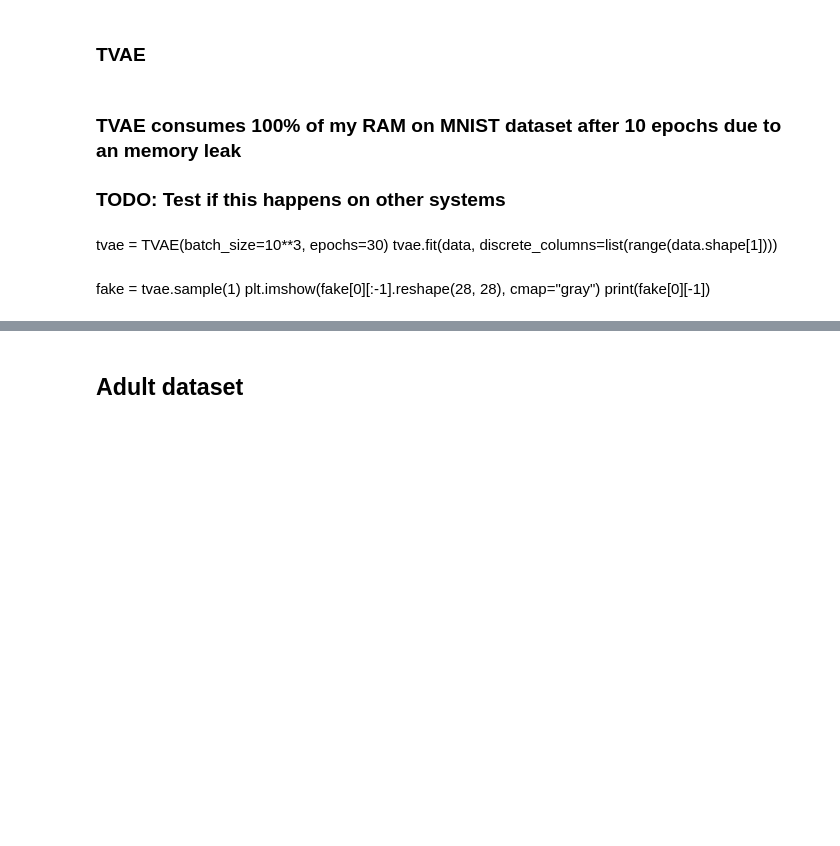
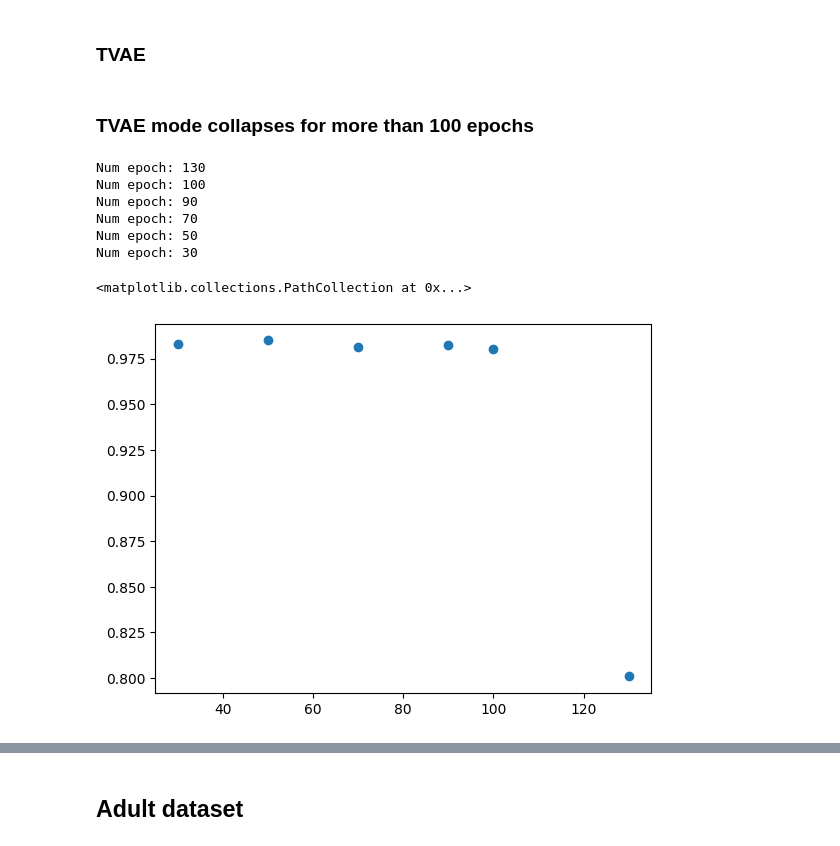
Before and after one commit to edithal-14/csc2516_2023_project, a Jupyter notebook: code/benchmark.ipynb, the cells around one changed output, grey strips where cells are left out. Cells and saved outputs as stored; diff of their text form; code cells hidden in the pictures; blank space fills up the shorter version.

```diff
--- a/code/benchmark.ipynb
+++ b/code/benchmark.ipynb
@@ -415,12 +449,33 @@ print(f"Test score: {test_score}")
 # %% [markdown]
 ### TVAE
-# %% [markdown]
-### TVAE consumes 100% of my RAM on MNIST dataset after 10 epochs due to an memory leak
-### TODO: Test if this happens on other systems
-# %% [markdown]
-tvae = TVAE(batch_size=10**3, epochs=30)
-tvae.fit(data, discrete_columns=list(range(data.shape[1])))
-# %% [markdown]
-fake = tvae.sample(1)
-plt.imshow(fake[0][:-1].reshape(28, 28), cmap="gray")
-print(fake[0][-1])
+# %% [markdown]
+### TVAE mode collapses for more than 100 epochs
+# %%
+result_dict = dict()
+files_dict = {
+    130: "../models/mnist_tvae_130_epochs_03-04-2023-07-10-43.pkl",
+    100: "../models/mnist_tvae_100_epochs_03-04-2023-03-44-27.pkl",
+    90: "../models/mnist_tvae_90_epochs_03-04-2023-06-45-09.pkl",
+    70: "../models/mnist_tvae_70_epochs_03-04-2023-06-26-29.pkl",
+    50: "../models/mnist_tvae_50_epochs_03-04-2023-06-11-41.pkl",
+    30: "../models/mnist_tvae_30_epochs_03-04-2023-02-37-09.pkl"
+}
+train_data = np.concatenate((mnist_train_X, mnist_train_y.argmax(-1)[:,None]), axis=1)
+for num_epoch in files_dict:
+    print(f"Num epoch: {num_epoch}")
+    model = TVAE.load(files_dict[num_epoch])
+    fake_data = model.sample(train_data.shape[0])
+    score = evaluate(pd.DataFrame(fake_data), pd.DataFrame(train_data))
+    result_dict[num_epoch] = score
+# %% [output]
+Num epoch: 130
+Num epoch: 100
+Num epoch: 90
+Num epoch: 70
+Num epoch: 50
+Num epoch: 30
+# %%
+plt.scatter(x=result_dict.keys(), y=result_dict.values())
+# %% [output]
+<matplotlib.collections.PathCollection at 0x...>
+[figure, added]
```
Also changed, not shown: parts of 17 cells of this notebook.
